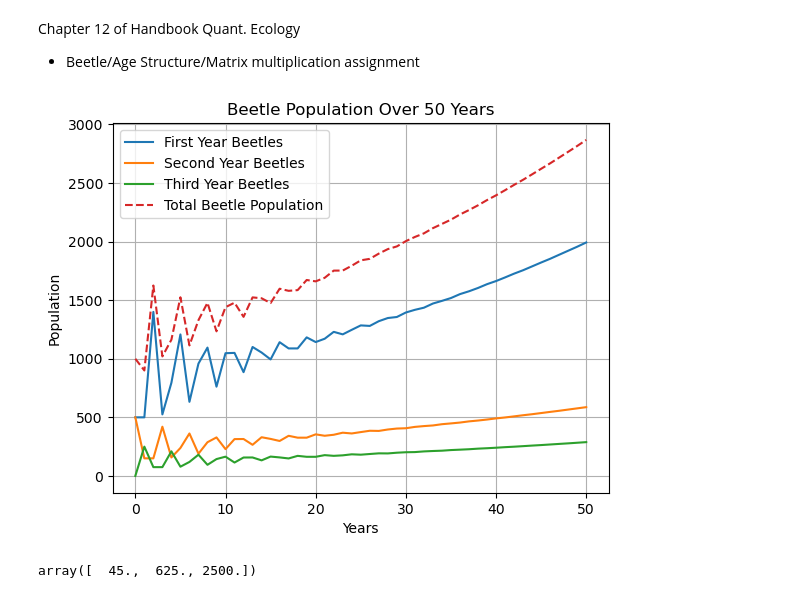
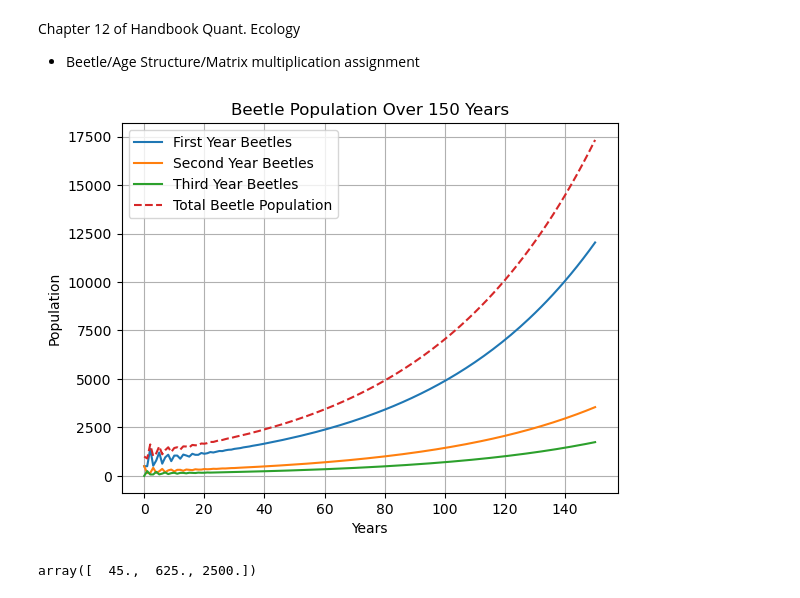
Before and after one commit to Sxmoore/BIO_350_F25, a Jupyter notebook: IC_Assignment6.ipynb, the cells around one changed output. Saved outputs shown, nothing was run; the diff lists cells and outputs as text; code cells hidden in the pictures.

```diff
--- a/IC_Assignment6.ipynb
+++ b/IC_Assignment6.ipynb
@@ -52,24 +52,24 @@ def beetle_population(years, initial_first_year, initial_second_year):
     # Return the populations of each age group and total population over the years
     return first_year_populations, second_year_populations, third_year_populations, total_population
 # %%
-# Call the function to calculate the populations over 50 years with initial populations of 500 each for first and second year beetles
-first_year, second_year, third_year, total = beetle_population(50, 500, 500)
+# Call the function to calculate the populations over 150 years with initial populations of 500 each for first and second year beetles
+first_year, second_year, third_year, total = beetle_population(150, 500, 500)
 # %%
 #plot the populations over the years
 import matplotlib.pyplot as plt
-years = list(range(51))
+years = list(range(151))
 plt.plot(years, first_year, label='First Year Beetles')
 plt.plot(years, second_year, label='Second Year Beetles')
 plt.plot(years, third_year, label='Third Year Beetles')
 plt.plot(years, total, label='Total Beetle Population', linestyle='--')
 plt.xlabel('Years')
 plt.ylabel('Population')
-plt.title('Beetle Population Over 50 Years')
+plt.title('Beetle Population Over 150 Years')
 plt.legend()
 plt.grid()
 plt.show()
 # %% [output]
-[figure, old version]
+[figure, new version]
 # %%
 A = np.array([[0, 1, 5], [0.3, 0, 0], [0, 0.5, 0]])
 # %%
```
Also changed, not shown: parts of 4 cells of this notebook, 5 other files.
